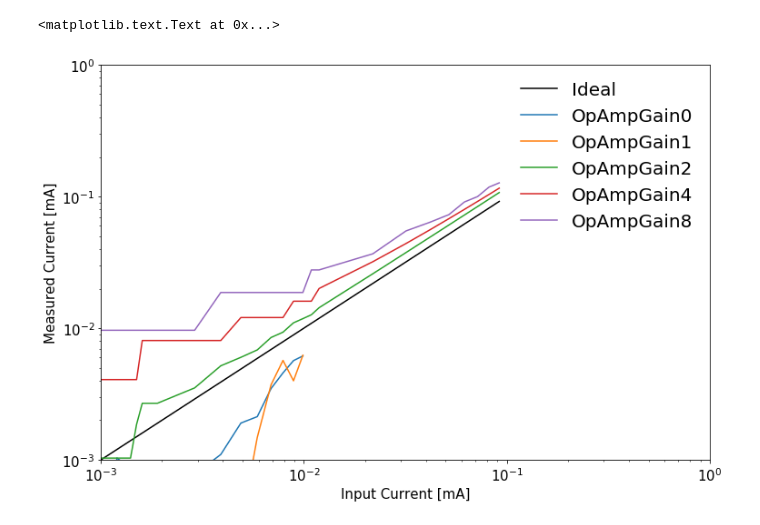
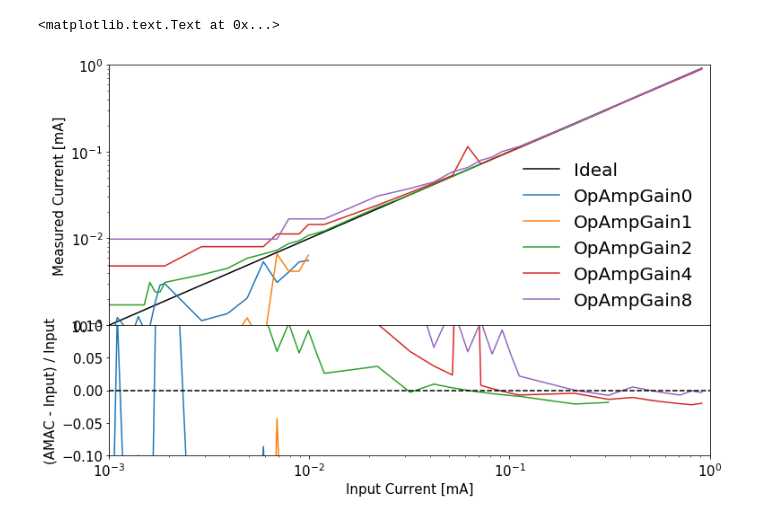
Before and after one commit to kkrizka/amacalibration, a Jupyter notebook: PowerBoardIleakComparison.ipynb, the cells around one changed output. Saved outputs shown, nothing was run; the diff lists cells and outputs as text; code cells hidden in the pictures.

```diff
--- a/PowerBoardIleakComparison.ipynb
+++ b/PowerBoardIleakComparison.ipynb
@@ -17,7 +17,7 @@ matplotlib.rcParams['font.size'] = 15
 matplotlib.rcParams['figure.figsize']=(12,8)
 matplotlib.rcParams['legend.fontsize']=20
 # %%
-AMAC='AMAC_B07'
+AMAC='AMAC_B08'
 # %%
 r_amac=report.Report(AMAC)
 # %%
@@ -42,16 +37,36 @@ icalibtools.plot_calibration(subdata,icalib,None,10,3,4)
 # %%
-plt.loglog(r_pb.ileak.Ileak*1e3,r_pb.ileak.Ileak*1e3,'-k',label='Ideal')
+IleakIn=r_pb.ileak.Ileak*1e3
+
+plt.subplots_adjust(hspace=0.,wspace=0.)
+
+# plot the data
+plt.subplot2grid((3,3), (0,0), rowspan=2, colspan=3)
+plt.loglog(IleakIn,IleakIn,'-k',label='Ideal')
 
 for oa in [0,1,2,4,8]:
     subdata=r_pb.ileak[r_pb.ileak.Ileak<icalibtools.ILIMITS.get(int(oa/2))]
     leak=icalibtools.convert(subdata['OpAmpGain%d'%oa],icalib,BG=10,RG=3,OA=oa,Channel='LEFT')
     plt.loglog(subdata.Ileak*1e3,leak*1e3,'-',label='OpAmpGain%d'%oa)
 
 plt.xlim([1e-3,1])
 plt.ylim([1e-3,1])
+plt.xticks([])
 plt.legend(frameon=False)
+plt.ylabel('Measured Current [mA]')
+
+# plot the residuals
+plt.subplot2grid((3,3), (2,0), rowspan=1, colspan=3)
+for oa in [0,1,2,4,8]:
+    subdata=r_pb.ileak[r_pb.ileak.Ileak<icalibtools.ILIMITS.get(int(oa/2))]
+    leak=icalibtools.convert(subdata['OpAmpGain%d'%oa],icalib,BG=10,RG=3,OA=oa,Channel='LEFT')
+    resid=(leak-subdata.Ileak)/subdata.Ileak
+    plt.semilogx(subdata.Ileak*1e3,resid,'-',label='OpAmpGain%d'%oa)
+
+plt.semilogx([1e-3,1],[0,0],'--k')
+plt.xlim([1e-3,1])
+plt.ylim([-0.1,0.1])
 plt.xlabel('Input Current [mA]')
-plt.ylabel('Measured Current [mA]')
+plt.ylabel('(AMAC - Input) / Input')
 # %% [output]
 <matplotlib.text.Text at 0x...>
-[figure, old version]
+[figure, new version]
```
Also changed, not shown: parts of 2 cells of this notebook, 4 other files.
